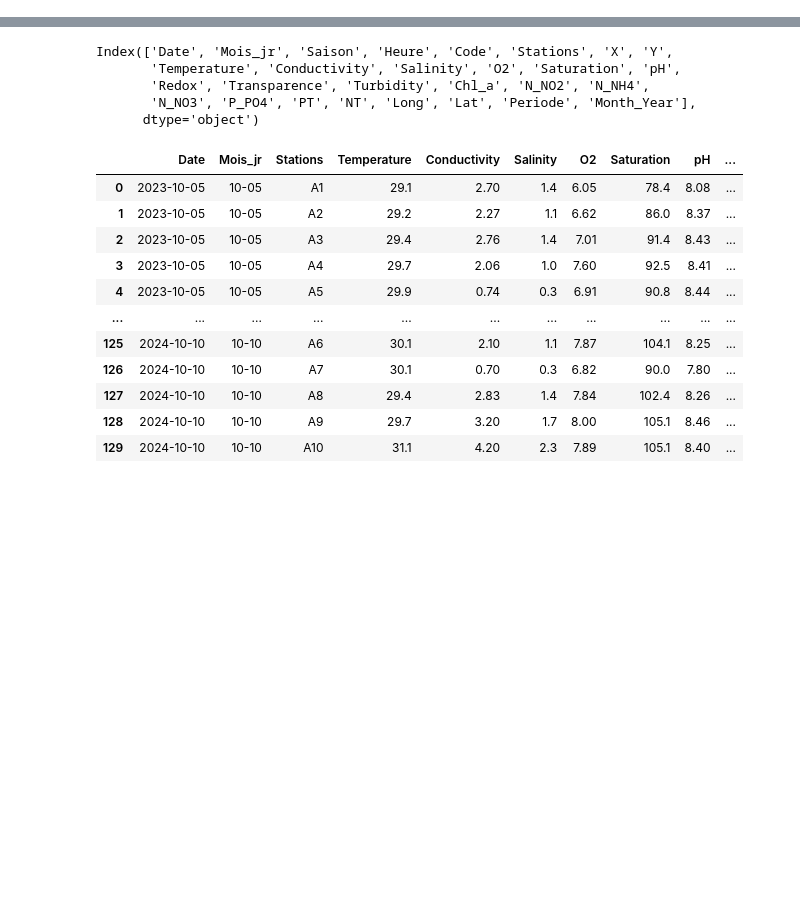
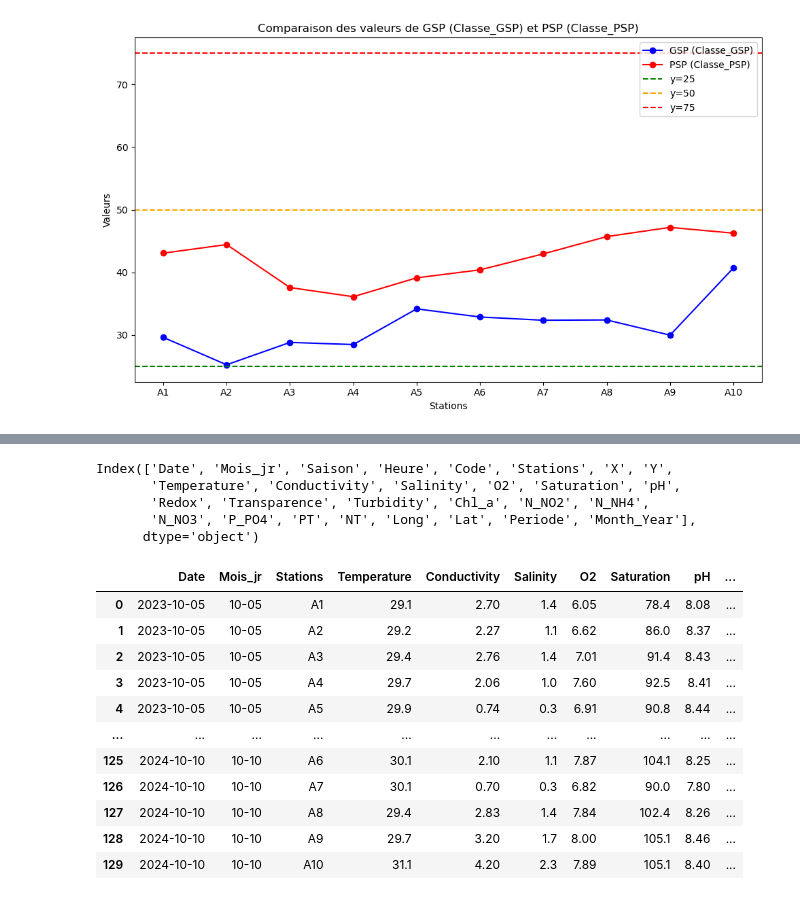
Before and after one commit to fidel-king/Master, a Jupyter notebook: iqememoire.ipynb, the cells around one changed output, grey strips where cells are left out. Saved outputs shown, nothing was run; the diff lists cells and outputs as text; code cells hidden in the pictures; blank space fills up the shorter version.

```diff
--- a/iqememoire.ipynb
+++ b/iqememoire.ipynb
@@ -50,0 +58,19 @@ df_copy
+# %%
+df = iqe
+# %%
+# First plot comparing GSP and PSP with horizontal lines at y=25, 50, and 75
+plt.figure(figsize=(10, 6))
+plt.plot(df['Stations'], df['GSP'], label='GSP (Classe_GSP)', marker='o', color='blue')
+plt.plot(df['Stations'], df['PSP'], label='PSP (Classe_PSP)', marker='o', color='red')
+plt.axhline(y=25, color='green', linestyle='--', label='y=25')
+plt.axhline(y=50, color='orange', linestyle='--', label='y=50')
+plt.axhline(y=75, color='red', linestyle='--', label='y=75')
+plt.xlabel('Stations')
+plt.ylabel('Valeurs')
+plt.title('Comparaison des valeurs de GSP (Classe_GSP) et PSP (Classe_PSP)')
+plt.legend()
+plt.tight_layout()
+plt.savefig("Comparaison_he.png", dpi=300)
+plt.show()
+# %% [output]
+[figure, added]
```
Also changed, not shown: parts of 40 cells of this notebook.
